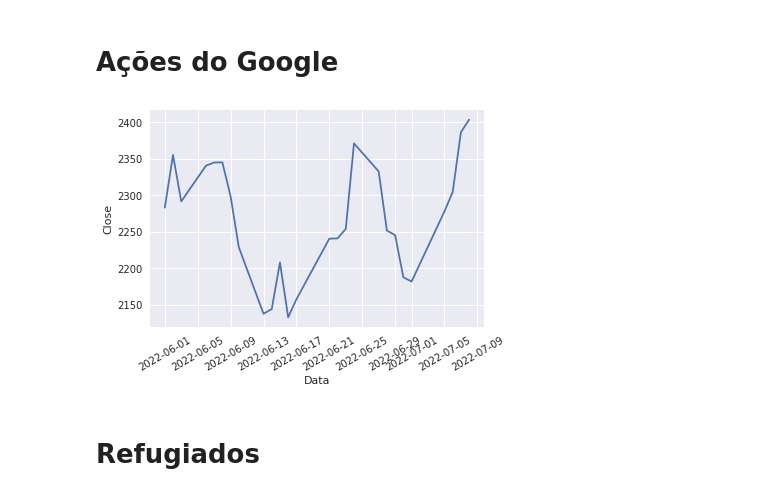
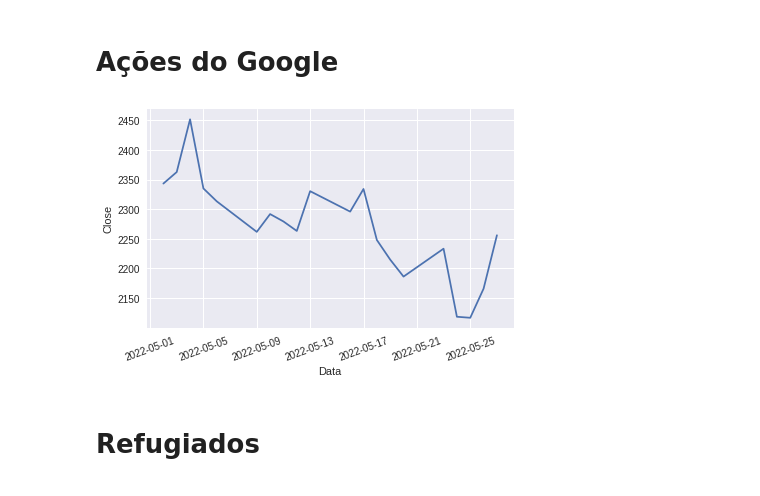
Before and after one commit to ifribeiro/minicurso_webmedia22, a Jupyter notebook: series_temporais.ipynb, the cells around one changed output. Saved outputs shown, nothing was run; the diff lists cells and outputs as text; code cells hidden in the pictures.

Commit message:
atualização de imagens

```diff
--- a/series_temporais.ipynb
+++ b/series_temporais.ipynb
@@ -42,14 +38,16 @@ goog = yf.Ticker("goog")
 # %%
-df_goog = goog.history(start="2022-06-01", end="2022-07-09")
+goog = yf.Ticker("goog")
+df_goog = goog.history(start="2022-05-01", end="2022-05-30")
 # %%
 fig, ax = plt.subplots(figsize=(6,4))
 ax.plot(df_goog.index,df_goog['Close'])
 ax.set_ylabel("Close")
 ax.set_xlabel("Data")
-plt.xticks(rotation=30);
+plt.xticks(rotation=20)
+plt.tight_layout()
 plt.savefig("imagens/acoes_goog.eps")
 # %% [output]
-[figure, old version]
+[figure, new version]
 # %% [markdown]
 # Refugiados
 # %%
```
Also changed, not shown: parts of 3 cells of this notebook, 2 other files.
